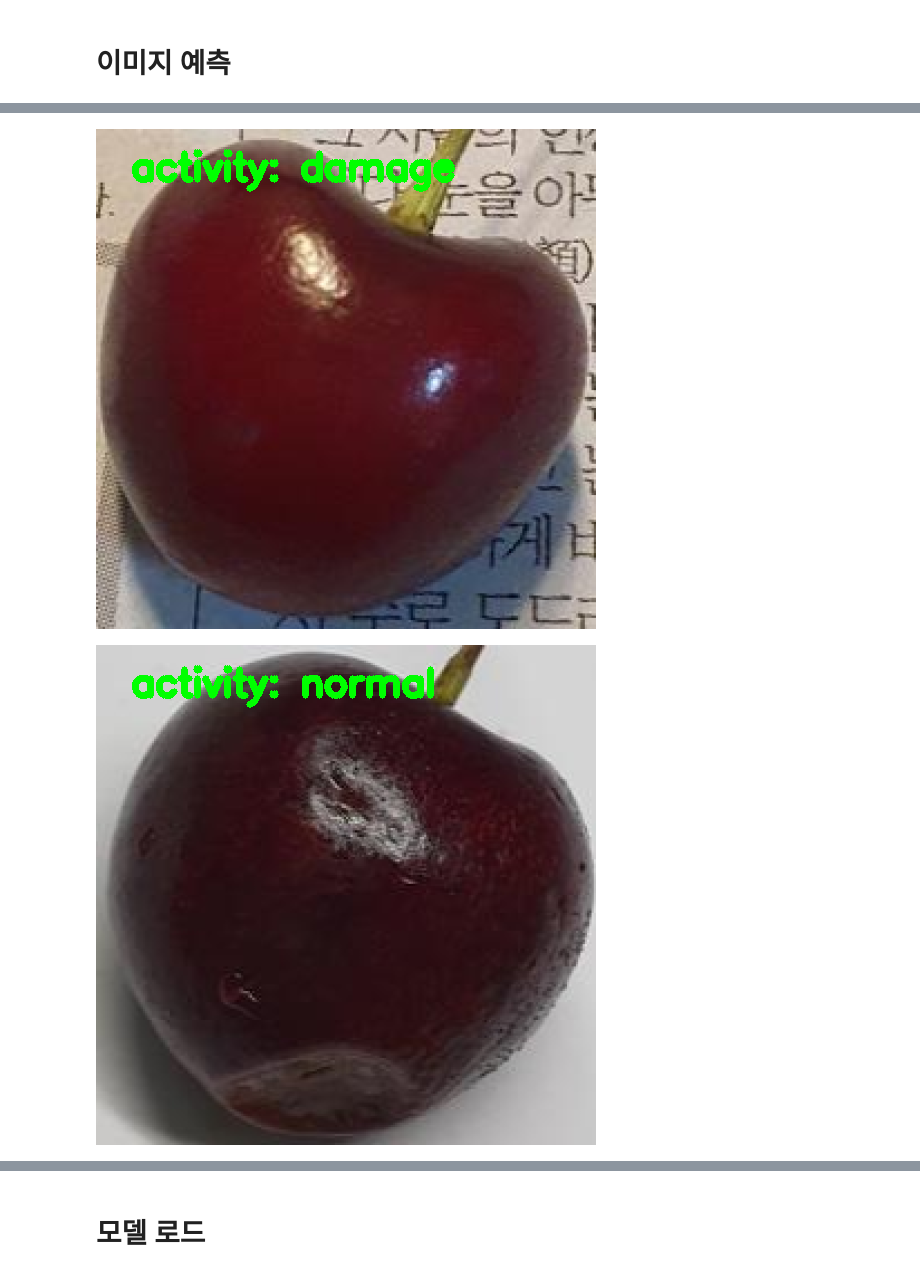
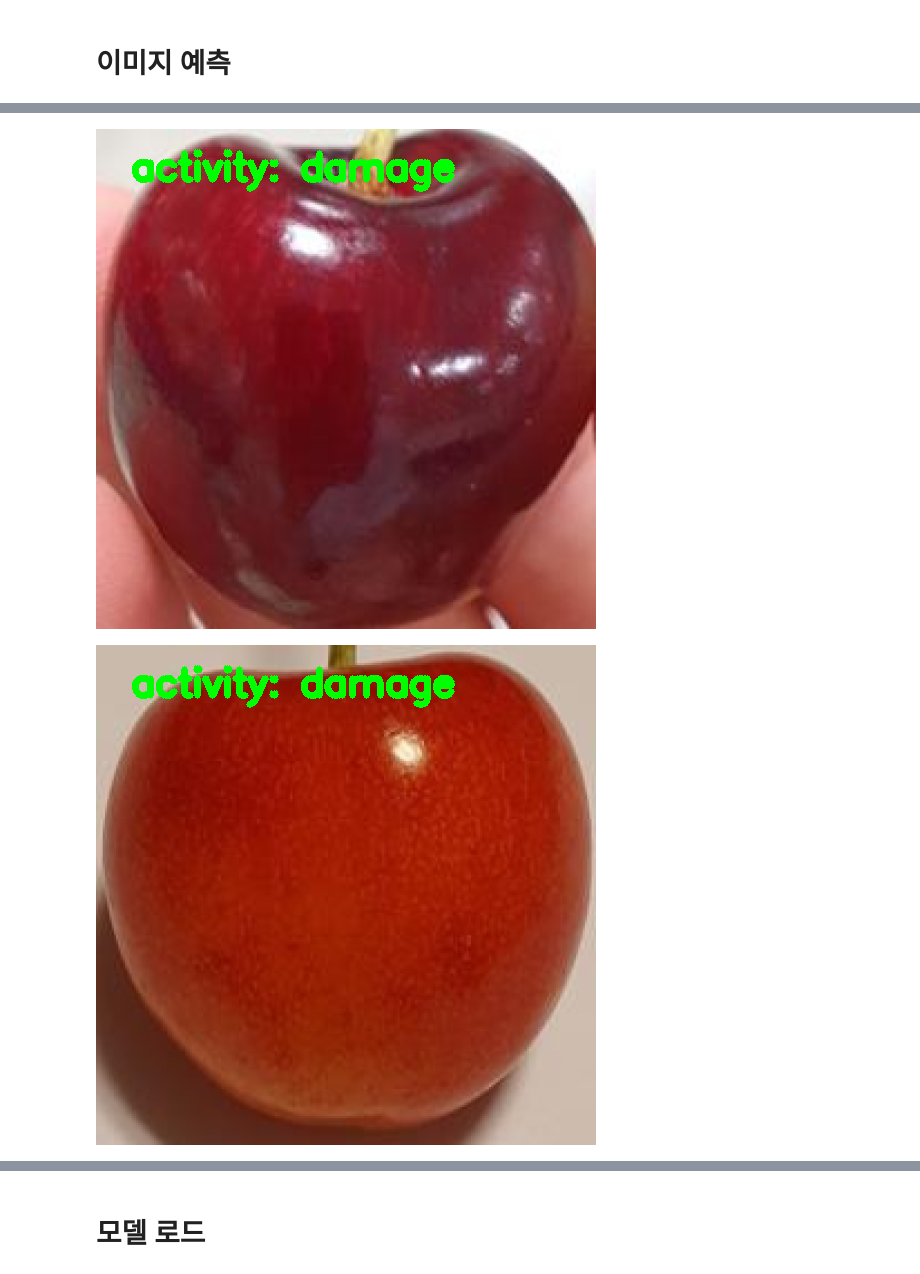
Before and after one commit to Jeonyujeong/RottenFruitsModel, a Jupyter notebook: VGG16_rotten_cherry.ipynb, the cells around one changed output, grey strips where cells are left out. Saved outputs shown, nothing was run; the diff lists cells and outputs as text; code cells hidden in the pictures.

```diff
--- a/VGG16_rotten_cherry.ipynb
+++ b/VGG16_rotten_cherry.ipynb
@@ -240,7 +233,6 @@ for layer in baseModel.layers:
 # compile our model (this needs to be done after our setting our
 # layers to being non-trainable
 print("[INFO] compiling model...")
-opt = SGD(lr=MIN_LR, momentum=0.9)
-model.compile(loss="binary_crossentropy", optimizer=opt,
+model.compile(loss="categorical_crossentropy", optimizer='adam',
 	metrics=["accuracy"])
 # %% [output]
@@ -620,11 +242,6 @@ class CyclicLR(Callback):
 # over, so compute the step size and initialize the cyclic learning
 # rate method
 stepSize = STEP_SIZE * (trainX.shape[0] // BATCH_SIZE)
-clr = CyclicLR(
-	mode=CLR_METHOD,
-	base_lr=MIN_LR,
-	max_lr=MAX_LR,
-	step_size=stepSize)
 
 # train the network
 print("[INFO] training network...")
@@ -633,7 +250,6 @@ H = model.fit_generator(
 	validation_data=(valX, valY),
 	steps_per_epoch=trainX.shape[0] // BATCH_SIZE,
 	epochs=NUM_EPOCHS,
-	callbacks=[clr],
 	verbose=1)
 # %% [output]
 [INFO] training network...
@@ -737,7 +351,7 @@ OUTPUT_IMAGE_PATH = "output/images"
 # %%
 # load the trained model from disk
 print("[INFO] loading model...")
-model = load_model(MODEL_PATH)
+# model = load_model(MODEL_PATH)
 
 # grab the paths to the disaster images, respectively
 print("[INFO] predicting...")
@@ -777,7 +391,7 @@ for (i, imagePath) in enumerate(imagePaths):
     filename = "{}.png".format(i)
     p = os.path.sep.join([OUTPUT_IMAGE_PATH, filename])
     cv2_imshow(output)
-    cv2.imwrite(p, output)
+    # cv2.imwrite(p, output)
 # %% [output]
 [INFO] loading model...
 [INFO] predicting...
@@ -789,2 +403,2 @@ WARNING:tensorflow:Model was constructed with shape (None, 224, 224, 3) for inpu
-[figure, old version]
+[figure, new version]
-[figure, old version]
+[figure, new version]
```
Also changed, not shown: parts of 23 cells of this notebook.
